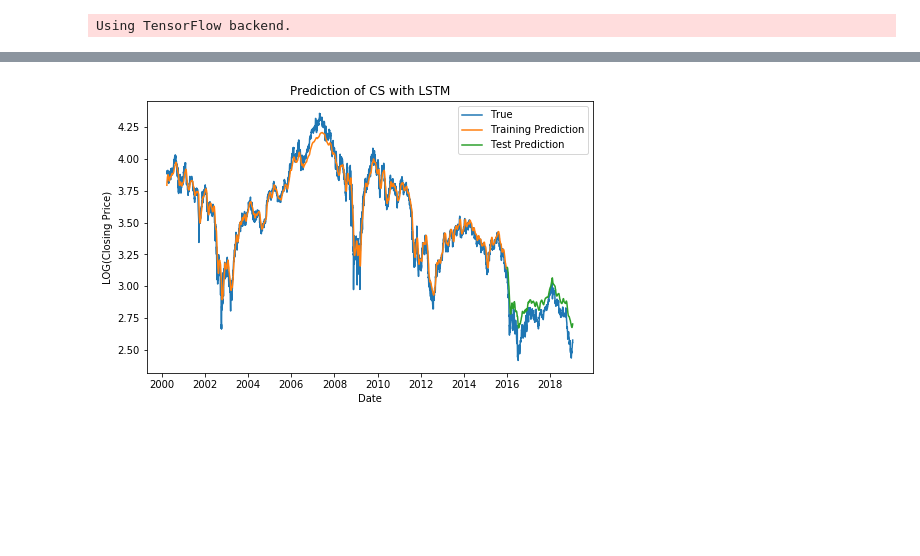
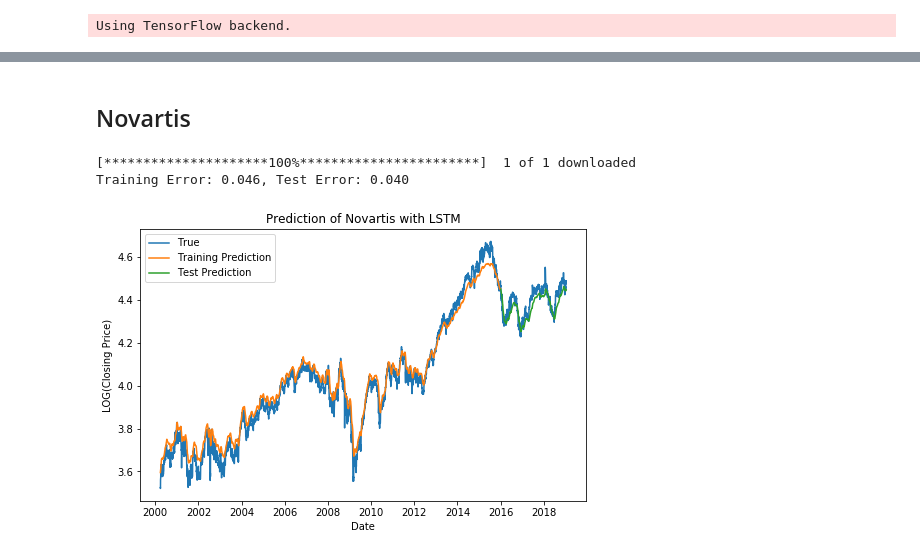
Before and after one commit to xiaohai12/sea-forest, a Jupyter notebook: lstm.ipynb, the cells around one changed output, grey strips where cells are left out. Saved outputs shown, nothing was run; the diff lists cells and outputs as text; code cells hidden in the pictures; blank space fills up the shorter version.

```diff
--- a/lstm.ipynb
+++ b/lstm.ipynb
@@ -97,7 +97,7 @@ def predict_lstm(ticker,
     # get model
     model = get_lstm(input_shape=(X_train.shape[1], X_train.shape[2]))
     # fit
-    model.fit(X_train, y_train, epochs=10, batch_size=64, verbose=2)
+    model.fit(X_train, y_train, epochs=10, batch_size=64, verbose=0)
     # predict
     y_train_pred = model.predict(X_train)
     y_test_pred = model.predict(X_test)
@@ -105,10 +105,11 @@ def predict_lstm(ticker,
     # calculate error
     y_train_error = rmse(y_train, y_train_pred)
     y_test_error = rmse(y_test, y_test_pred)
+    print("Training Error: {:.3f}, Test Error: {:.3f}".format(y_train_error, y_test_error))
 
-    return y_all, index_all, y_train_pred, y_test_pred, y_train_error, y_test_error
+    return y_all, index_all, y_train_pred, y_test_pred
 # %%
-def plot_predict(y_all, index_all, y_train_pred, y_test_pred, save_path=None):
+def plot_predict(y_all, index_all, y_train_pred, y_test_pred, save_path=None, title=None):
     y_all = pd.Series(y_all.flatten(), index=index_all)
     y_train_pred = pd.Series(y_train_pred.flatten(), index=index_all[:y_train_pred.shape[0]])
     y_test_pred = pd.Series(y_test_pred.flatten(), index=index_all[-y_test_pred.shape[0]:])
@@ -116,10 +117,11 @@ def plot_predict(y_all, index_all, y_train_pred, y_test_pred, save_path=None):
     plt.plot(y_all, label='True')
     plt.plot(y_train_pred, label='Training Prediction')
     plt.plot(y_test_pred, label='Test Prediction')
+    plt.legend()
     plt.xlabel("Date")
     plt.ylabel("LOG(Closing Price)")
-    plt.title("Prediction of CS with LSTM")
-    plt.legend()
+    if title:
+        plt.title(title)
     if save_path:
         plt.savefig(save_path)
     plt.show()
@@ -150,5 +141,13 @@ Training Error: 0.062, Test Error: 0.122
+# %% [markdown]
+## Novartis
+# %%
+y_all, index_all, y_train_pred, y_test_pred = predict_lstm('NVS')
+# %% [output]
+[*********************100%***********************]  1 of 1 downloaded
+Training Error: 0.046, Test Error: 0.040
 # %%
-save_path = os.path.join("figure", "lstm_pred.jpg")
-plot_predict(y_all, index_all, y_train_pred, y_test_pred, save_path)
+save_path = os.path.join("figure", "lstm_pred_novartis.jpg")
+title = "Prediction of Novartis with LSTM"
+plot_predict(y_all, index_all, y_train_pred, y_test_pred, save_path, title)
 # %% [output]
-[figure, old version]
+[figure, new version]
```
Also changed, not shown: parts of 4 cells of this notebook.
